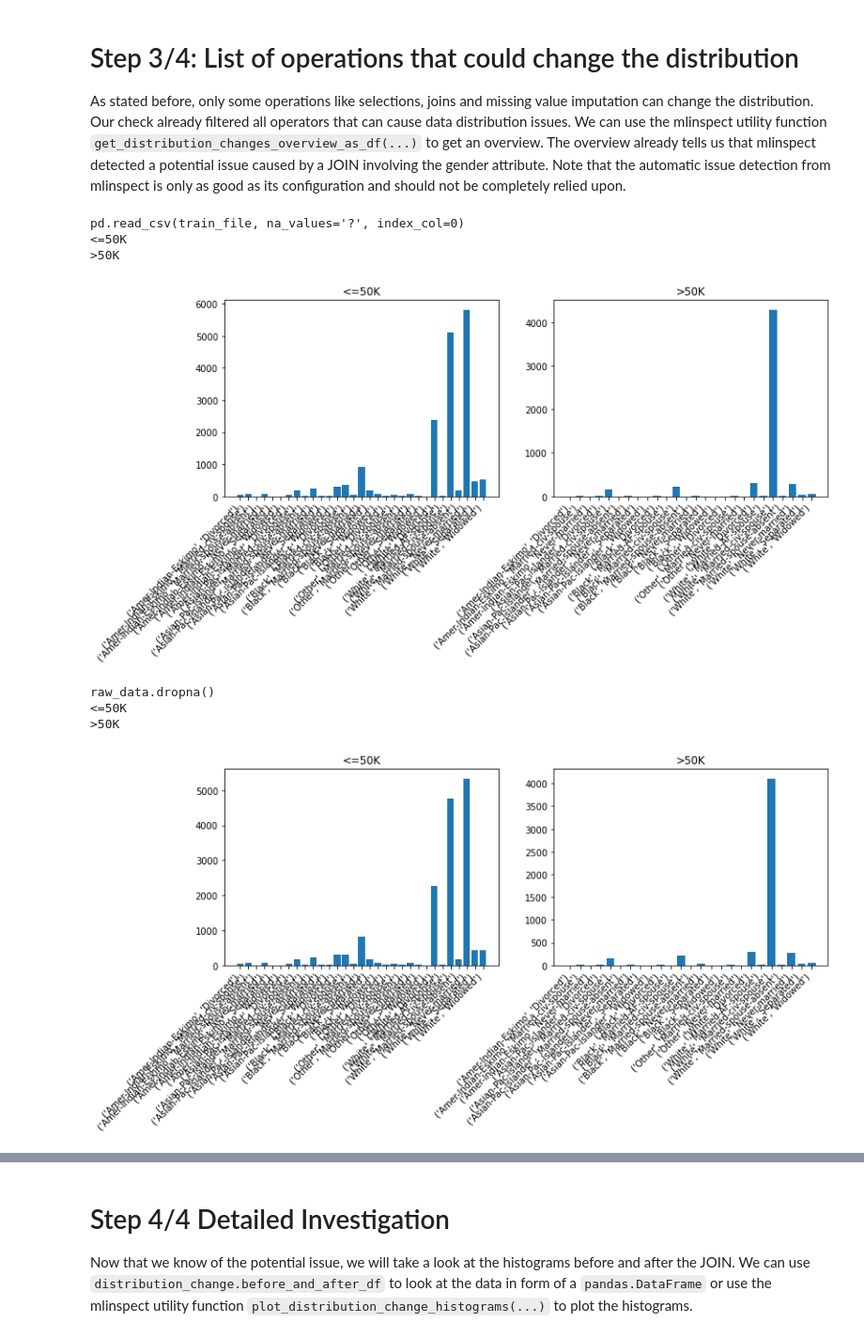
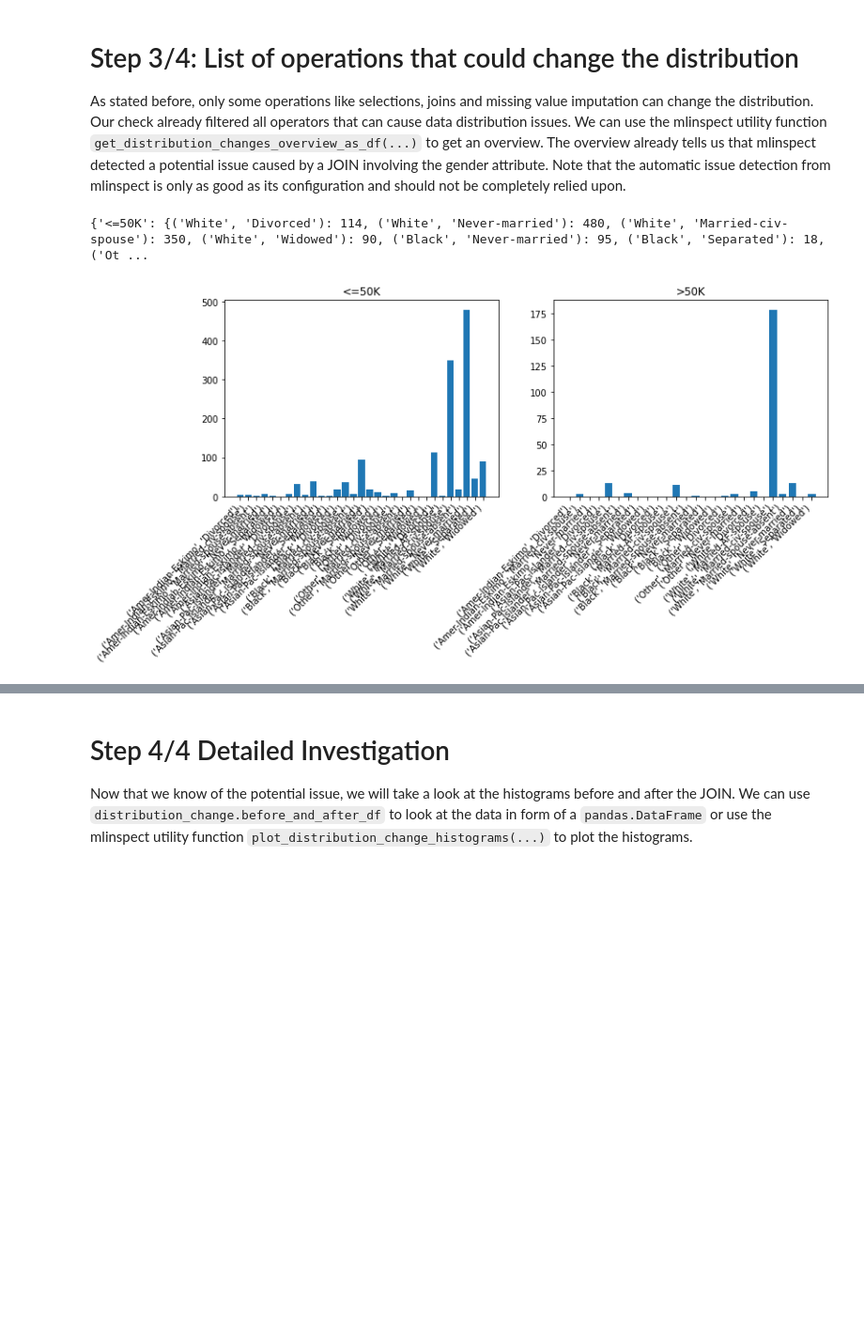
Before and after one commit to stefan-grafberger/mlinspect, a Jupyter notebook: experiments/user_interviews/example-testing-adult-pipeline.ipynb, the cells around one changed output, grey strips where cells are left out. Shown: that part at 94% size. Drawn from its saved outputs; the diff is of its cells as text; code cells hidden in the pictures; blank space fills up the shorter version.

Commit message:
calculating diff histogram

```diff
--- a/experiments/user_interviews/example-testing-adult-pipeline.ipynb
+++ b/experiments/user_interviews/example-testing-adult-pipeline.ipynb
@@ -92,41 +92,44 @@ display(check_result_df)
 # Step 3/4: List of operations that could change the distribution
 
 As stated before, only some operations like selections, joins and missing value imputation can change the distribution. Our check already filtered all operators that can cause data distribution issues. We can use the mlinspect utility function `get_distribution_changes_overview_as_df(...)` to get an overview. The overview already tells us that mlinspect detected a potential issue caused by a JOIN involving the gender attribute. Note that the automatic issue detection from mlinspect is only as good as its configuration and should not be completely relied upon.
+# %%
+from matplotlib import pyplot
+import collections
+
+node_histograms = inspector_result.inspection_to_annotations[IntersectionalLabelHistogramForColumns(['race', 'sex'], 'income-per-year')]
+node_histograms = list(node_histograms.items())
+
+before = node_histograms[0][1]
+after = node_histograms[1][1]
+
+for label, after_histogram in after.items():
+    before_histogram = before[label]
+    for group, count in after_histogram.items():
+        before_histogram[group] -= count
+
+print(before)
+# %% [output]
+{'<=50K': {('White', 'Divorced'): 114, ('White', 'Never-married'): 480, ('White', 'Married-civ-spouse'): 350, ('White', 'Widowed'): 90, ('Black', 'Never-married'): 95, ('Black', 'Separated'): 18, ('Ot ...
 # %%
-from matplotlib import pyplot
-import collections
-
-node_histograms = inspector_result.inspection_to_annotations[IntersectionalLabelHistogramForColumns(['race', 'sex'], 'income-per-year')]
-node_histograms = list(node_histograms.items())
-for node, label_with_histogram in node_histograms[0:2]:
-    print(node.source_code)
-    for index, label_with_histogram in enumerate(label_with_histogram.items()):
-        label = label_with_histogram[0]
-        histogram = label_with_histogram[1]
-        histogram = collections.OrderedDict(sorted(histogram.items()))
-        pyplot.subplot(1, 2, index+1)
-        print(label)
-        keys = [str(key) for key in histogram.keys()] # Necessary because of null values
-        values = histogram.values()
-        pyplot.bar(keys, values)
-        pyplot.gca().set_title(label)
-        pyplot.xticks(
-            rotation=45,
-            horizontalalignment='right',
-        )
-    fig = pyplot.gcf()
-    fig.set_size_inches(12, 4)
-    pyplot.show()
-    pyplot.close()
+for index, label_with_histogram in enumerate(before.items()):
+    label = label_with_histogram[0]
+    histogram = label_with_histogram[1]
+    histogram = collections.OrderedDict(sorted(histogram.items()))
+    pyplot.subplot(1, 2, index+1)
+    keys = [str(key) for key in histogram.keys()] # Necessary because of null values
+    values = histogram.values()
+    pyplot.bar(keys, values)
+    pyplot.gca().set_title(label)
+    pyplot.xticks(
+        rotation=45,
+        horizontalalignment='right',
+    )
+fig = pyplot.gcf()
+fig.set_size_inches(12, 4)
+pyplot.show()
+pyplot.close()
 # %% [output]
-pd.read_csv(train_file, na_values='?', index_col=0)
-<=50K
->50K
-[figure, old version]
+[figure, new version]
-raw_data.dropna()
-<=50K
->50K
-[figure, removed]
 # %%
 no_bias_check_result = check_results[NoBiasIntroducedFor(["race", "sex"])]
 
```
Also changed, not shown: parts of 2 cells of this notebook.
